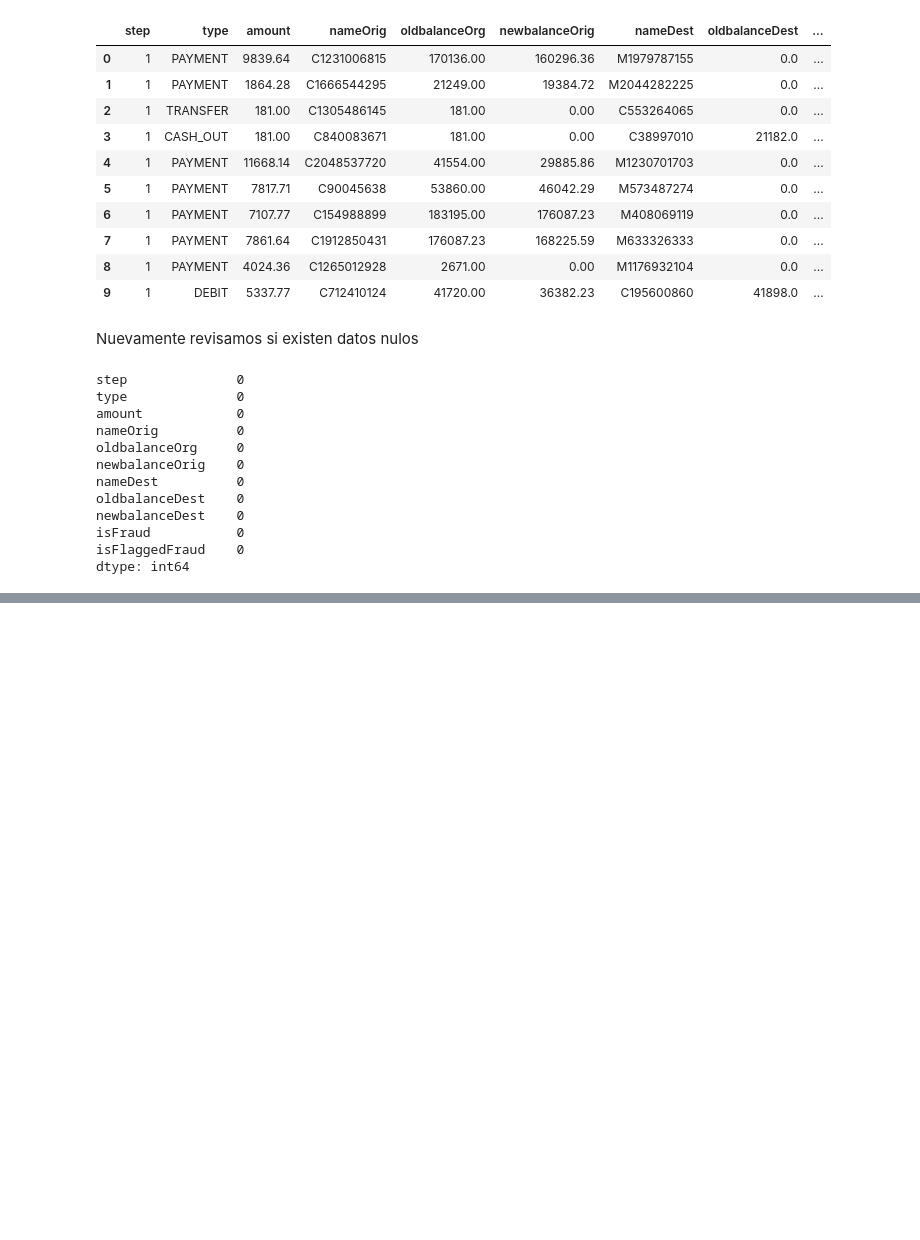
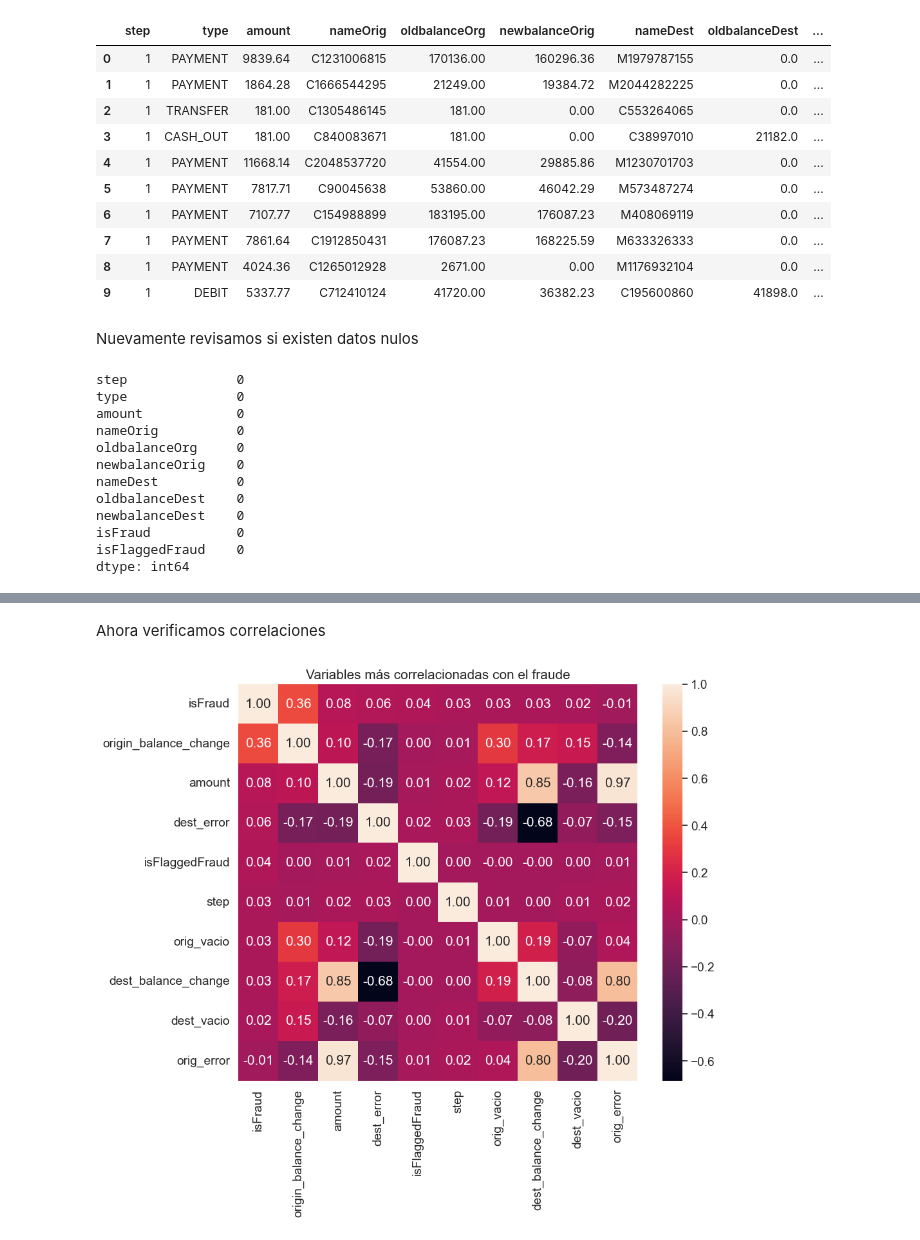
Before and after one commit to luiseduardoLM/fraud-detection, a Jupyter notebook: notebooks/notebookl_eda.ipynb, the cells around one changed output, grey strips where cells are left out. Drawn from its saved outputs; the diff is of its cells as text; code cells hidden in the pictures; blank space fills up the shorter version.

```diff
--- a/notebooks/notebookl_eda.ipynb
+++ b/notebooks/notebookl_eda.ipynb
@@ -59,0 +138,9 @@ Concluyo que el dataset esta limpio
+# %%
+df["monto_mayor_promedio"] = (df["amount"] > amount_promedio).astype(int)
+df["monto_mayor_mediana"] = (df["amount"] > amount_mediana).astype(int)
+
+df.groupby("monto_mayor_promedio")["isFraud"].agg(
+    total_transacciones="count",
+    total_fraudes="sum",
+    tasa_fraude="mean"
+)
@@ -59,0 +171,9 @@ Concluyo que el dataset esta limpio
+# %%
+types = ["TRANSFER", "PAYMENT", "CASH_OUT", "CASH_IN", "DEBIT"]
+
+for i in types:
+    df[f"type_{i}"] = np.where(df["type"] == i, 1, 0)
+
+df = df.drop("type", axis = 1)
+
+df
@@ -59,0 +194,14 @@ Concluyo que el dataset esta limpio
+# %%
+df["origin_balance_change"] = round((df["oldbalanceOrg"] - df["newbalanceOrig"]), 2)
+
+df["dest_balance_change"] = (df["newbalanceDest"] - df["oldbalanceDest"])
+
+df["orig_error"] = (df["amount"] -(df["oldbalanceOrg"] - df["newbalanceOrig"]))
+
+df["dest_error"] = (df["amount"] -(df["newbalanceDest"] - df["oldbalanceDest"]))
+
+df["orig_vacio"] = (df["newbalanceOrig"] == 0).astype(int)
+
+df["dest_vacio"] = (df["oldbalanceDest"] == 0).astype(int)
+
+df
@@ -59,0 +243,15 @@ Concluyo que el dataset esta limpio
+# %% [markdown]
+Ahora verificamos correlaciones
+# %%
+corrmat = df.corr(numeric_only=True)
+
+top_vars = (corrmat["isFraud"].abs().sort_values(ascending=False).head(10).index)
+
+plt.figure(figsize=(10,8))
+
+sns.heatmap(df[top_vars].corr(), annot=True, fmt=".2f")
+
+plt.title("Variables más correlacionadas con el fraude")
+plt.show()
+# %% [output]
+[figure, added]
```
Also changed, not shown: parts of 28 cells of this notebook.
